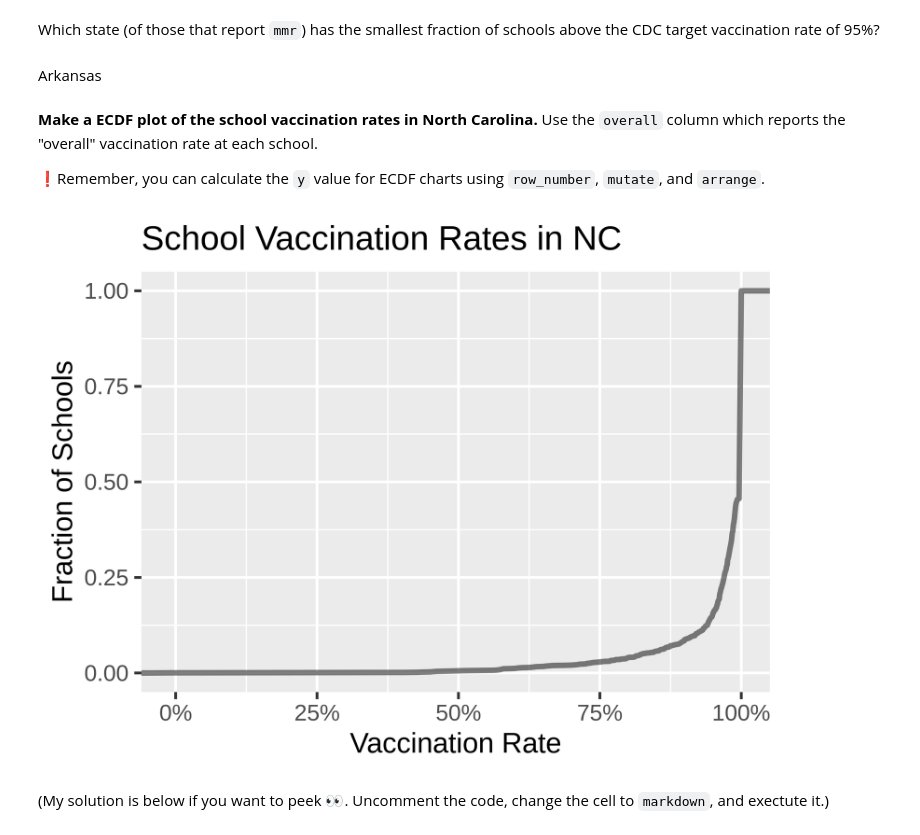
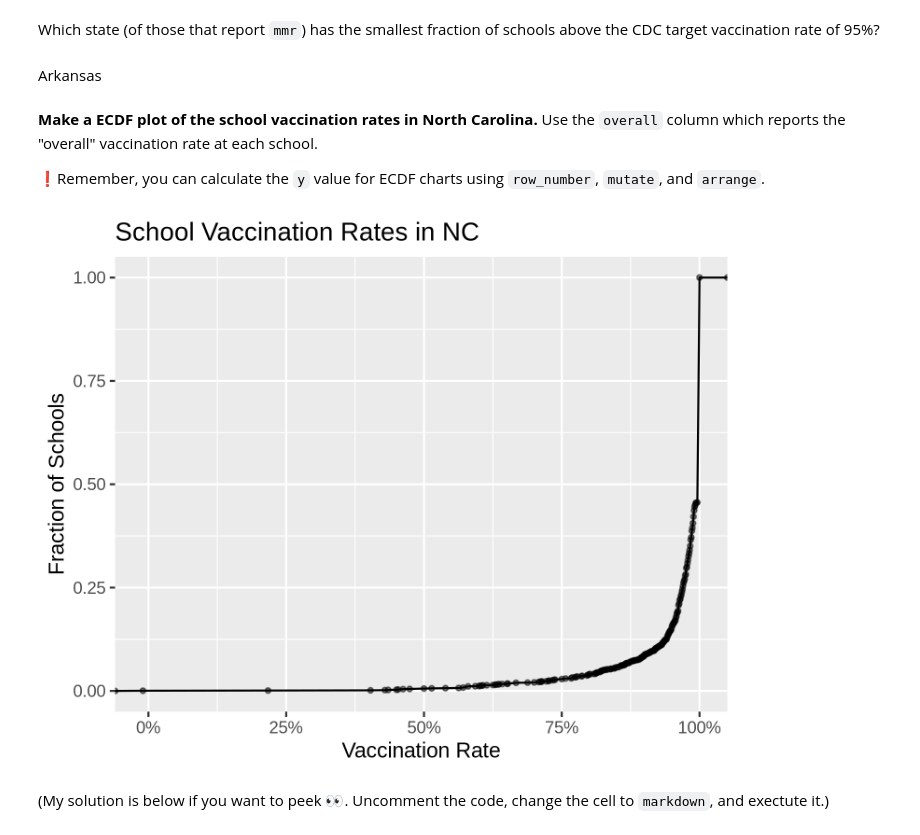
Before and after one commit to kchang07/BIOS512, a Jupyter notebook: 03_BIOS512_assignment.ipynb, the cells around one changed output. Cells and saved outputs as stored; diff of their text form; code cells hidden in the pictures.

```diff
--- a/03_BIOS512_assignment.ipynb
+++ b/03_BIOS512_assignment.ipynb
@@ -22,7 +22,7 @@ In this assignment we'll be using data from the [TidyTuesday Project](https://gi
 
 Get the "raw" data URL and import it into your `R` session using `read_csv`. Remember to capture the data under a variable name of your choosing!
 # %%
-measles.data = read_csv('https://raw.githubusercontent.com/rfordatascience/tidytuesday/master/data/2020/2020-02-25/measles.csv')
+raw.data = read_csv('https://raw.githubusercontent.com/rfordatascience/tidytuesday/master/data/2020/2020-02-25/measles.csv')
 # %% [output]
 ── Column specification ────────────────────────────────────────────────────────
 cols(
@@ -86,27 +86,22 @@ df_vacc_rates %>% print(n = 52)
 21 Washington                               0.327
 # %% [markdown]
 Which state (of those that report `mmr`) has the smallest fraction of schools above the CDC target vaccination rate of 95%?
-# %% [markdown]
-Arkansas
+# %% [markdown]
+Arkansas
 # %% [markdown]
 **Make a ECDF plot of the school vaccination rates in North Carolina.** Use the `overall` column which reports the "overall" vaccination rate at each school.
 
 ❗️Remember, you can calculate the `y` value for ECDF charts using `row_number`, `mutate`, and `arrange`.
 # %%
-options(repr.plot.res = 500, repr.plot.height =3, repr.plot.width = 4)
-
-p2 = measles.data %>%
-    filter(state == 'North Carolina')
-
-p = ggplot(p2, aes(x = overall))
-
-p = p + stat_ecdf(geom = "line", size = 1, alpha = .5)+ scale_x_continuous(labels = scales::percent_format(scale = 1))
-
+nc_data = filter(raw.data, state == 'North Carolina')
+ascend_data = arrange(nc_data, overall)
+y = mutate(ascend_data, fraction_of_schools = row_number())
+p = ggplot(y, aes(x = overall, y = fraction_of_schools))
+p = p + stat_ecdf(geom = 'point', size = 1, alpha = 0.5) + stat_ecdf(geom = 'line', size = .5)
 p = p +labs(title="School Vaccination Rates in NC",
-        x ="Vaccination Rate", y = "Fraction of Schools")
-
+        x ="Vaccination Rate", y = "Fraction of Schools") +scale_x_continuous(labels = scales::percent_format(scale = 1))
 p
 # %% [output]
-[figure, old version]
+[figure, new version]
 # %% [markdown]
 (My solution is below if you want to peek 👀. Uncomment the code, change the cell to `markdown`, and exectute it.)
```
Also changed, not shown: parts of 6 cells of this notebook.
